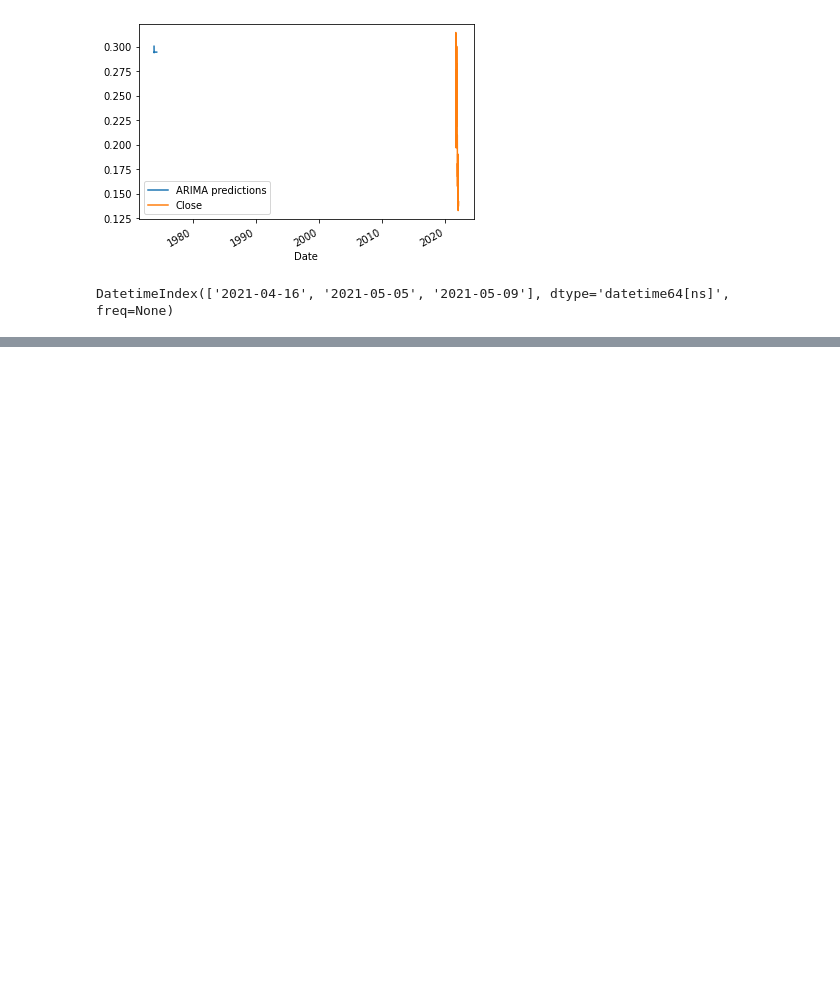
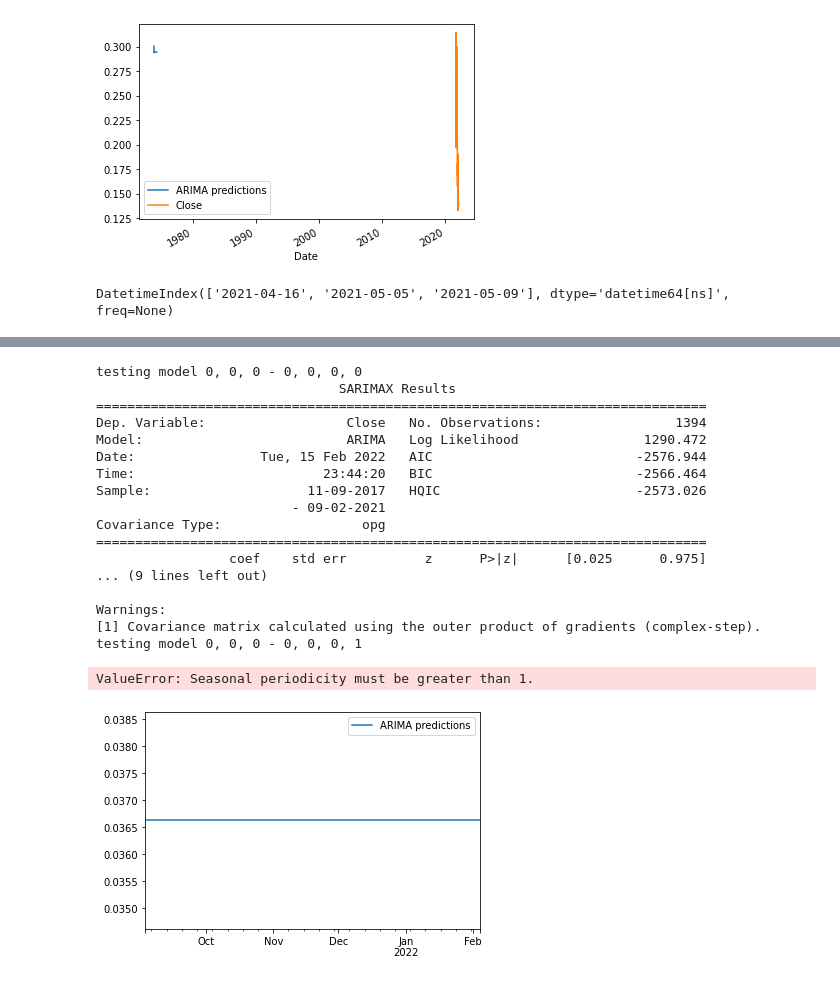
Before and after one commit to AnLong98/SIAP_2022, a Jupyter notebook: notebooks/doge_arima_prediction.ipynb, the cells around one changed output, grey strips where cells are left out. Cells and saved outputs as stored; diff of their text form; code cells hidden in the pictures; blank space fills up the shorter version.

Commit message:
made auto arima tester with multiprocessing, but it still doesnt fit data

```diff
--- a/notebooks/doge_arima_prediction.ipynb
+++ b/notebooks/doge_arima_prediction.ipynb
@@ -284,3 +277,28 @@ Name: 1548, dtype: object
+# %%
+from python_scripts.sarima_helper import try_different_model_combinations
+
+#Ajmo onda automatski tester da probamo
+try_different_model_combinations(train, test, 'Close')
+# %% [output]
+testing model 0, 0, 0 - 0, 0, 0, 0
+                               SARIMAX Results
+==============================================================================
+Dep. Variable:                  Close   No. Observations:                 1394
+Model:                          ARIMA   Log Likelihood                1290.472
+Date:                Tue, 15 Feb 2022   AIC                          -2576.944
+Time:                        23:44:20   BIC                          -2566.464
+Sample:                    11-09-2017   HQIC                         -2573.026
+                         - 09-02-2021
+Covariance Type:                  opg
+==============================================================================
+                 coef    std err          z      P>|z|      [0.025      0.975]
+... (9 lines left out)
+
+Warnings:
+[1] Covariance matrix calculated using the outer product of gradients (complex-step).
+testing model 0, 0, 0 - 0, 0, 0, 1
+ValueError: Seasonal periodicity must be greater than 1.
+[figure, added]
 # %%
 #Treniranje modela nad 5,1,5, 90% uzorka
 from statsmodels.tsa.arima.model import ARIMA
```
Also changed, not shown: parts of 13 cells of this notebook, 3 other files.
